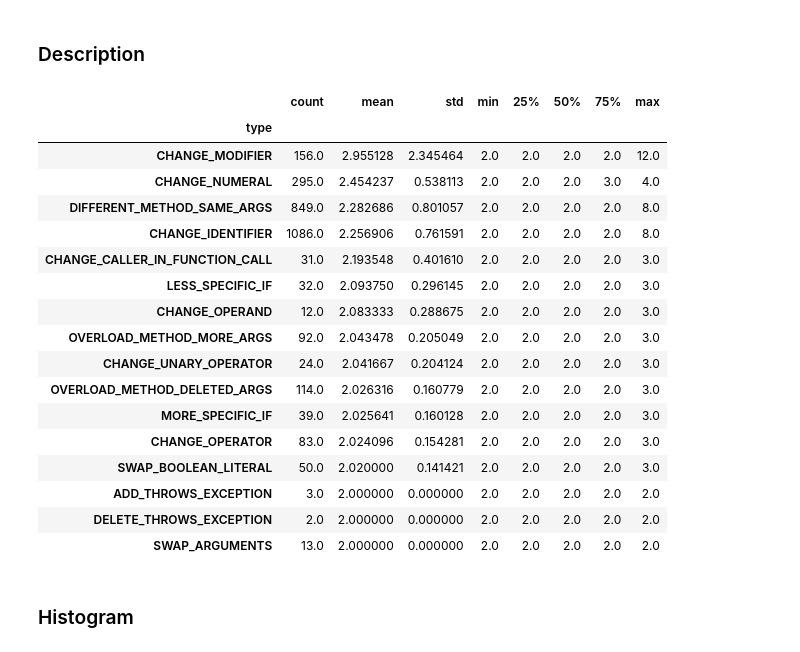
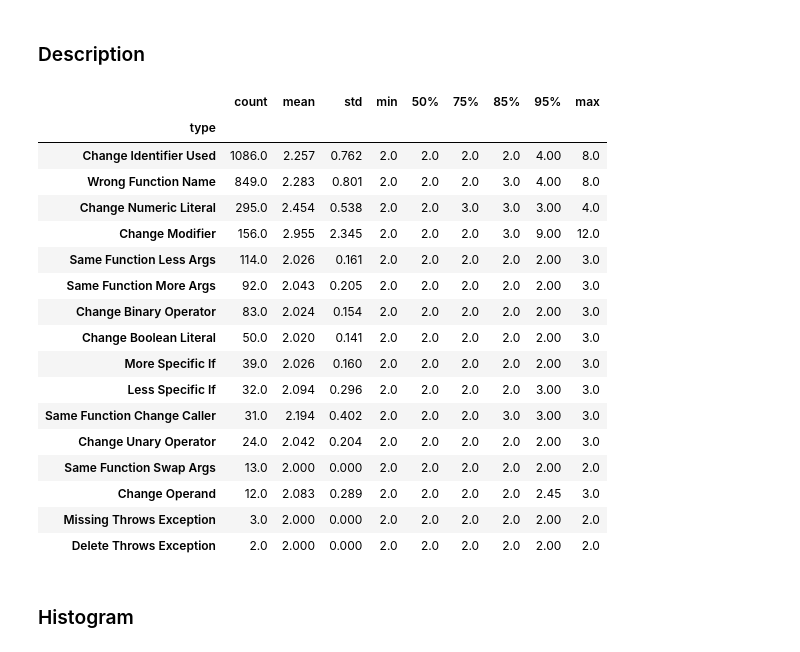
Before and after one commit to parvezmrobin/msr-2021, a Jupyter notebook: notebooks/stat-analysis.ipynb, the cells around one changed output. Cells and saved outputs as stored; diff of their text form; code cells hidden in the pictures.

```diff
--- a/notebooks/stat-analysis.ipynb
+++ b/notebooks/stat-analysis.ipynb
@@ -5,5 +6,7 @@ import numpy as np
 import pandas as pd
 import sqlite3
+# %%
+pd.set_option('precision', 3)
 # %%
 cursor = sqlite3.connect('../database/sstubs.db').cursor()
 data = list(cursor.execute('SELECT * FROM sstubs_large'))
@@ -29,6 +32,30 @@ sstubs_df = sstubs_df.merge(
     left_on='child',
     right_on='commit'
 )
+# %%
+bugTypeMap = {
+    'CHANGE_MODIFIER': 'Change Modifier',
+    'CHANGE_NUMERAL': 'Change Numeric Literal',
+    'DIFFERENT_METHOD_SAME_ARGS': 'Wrong Function Name',
+    'CHANGE_IDENTIFIER': 'Change Identifier Used',
+
+    'CHANGE_CALLER_IN_FUNCTION_CALL': 'Same Function Change Caller',
+    'LESS_SPECIFIC_IF': 'Less Specific If',
+    'MORE_SPECIFIC_IF': 'More Specific If',
+    'CHANGE_OPERAND': 'Change Operand',
+
+    'SWAP_ARGUMENTS': 'Same Function Swap Args',
+    'OVERLOAD_METHOD_MORE_ARGS': 'Same Function More Args',
+    'OVERLOAD_METHOD_DELETED_ARGS': 'Same Function Less Args',
+    'CHANGE_OPERATOR': 'Change Binary Operator',
+
+    'CHANGE_UNARY_OPERATOR': 'Change Unary Operator',
+    'SWAP_BOOLEAN_LITERAL': 'Change Boolean Literal',
+    'ADD_THROWS_EXCEPTION': 'Missing Throws Exception',
+    'DELETE_THROWS_EXCEPTION': 'Delete Throws Exception',
+}
+
+sstubs_df['type'] = sstubs_df['type'].map(bugTypeMap)
 # %%
 sstubs_df.iloc[0]
 # %% [output]
@@ -131,28 +164,29 @@ Fix Kurtosis: 36.5528411726385
 # %% [markdown]
 ### Description
 # %%
-describe_df = fix_df.groupby(by='type').distance.describe()\
-    .sort_values('mean', ascending=False)
+describe_df = fix_df.groupby(by='type').distance\
+    .describe(percentiles=[.75, .85, .95])\
+    .sort_values('count', ascending=False)
 describe_df
 # %% [output]
-|  | count | mean | std | min | 25% | 50% | 75% | max |
-| type |  |  |  |  |  |  |  |  |
-| CHANGE_MODIFIER | 156.0 | 2.955128 | 2.345464 | 2.0 | 2.0 | 2.0 | 2.0 | 12.0 |
-| CHANGE_NUMERAL | 295.0 | 2.454237 | 0.538113 | 2.0 | 2.0 | 2.0 | 3.0 | 4.0 |
-| DIFFERENT_METHOD_SAME_ARGS | 849.0 | 2.282686 | 0.801057 | 2.0 | 2.0 | 2.0 | 2.0 | 8.0 |
-| CHANGE_IDENTIFIER | 1086.0 | 2.256906 | 0.761591 | 2.0 | 2.0 | 2.0 | 2.0 | 8.0 |
-| CHANGE_CALLER_IN_FUNCTION_CALL | 31.0 | 2.193548 | 0.401610 | 2.0 | 2.0 | 2.0 | 2.0 | 3.0 |
-| LESS_SPECIFIC_IF | 32.0 | 2.093750 | 0.296145 | 2.0 | 2.0 | 2.0 | 2.0 | 3.0 |
-| CHANGE_OPERAND | 12.0 | 2.083333 | 0.288675 | 2.0 | 2.0 | 2.0 | 2.0 | 3.0 |
-| OVERLOAD_METHOD_MORE_ARGS | 92.0 | 2.043478 | 0.205049 | 2.0 | 2.0 | 2.0 | 2.0 | 3.0 |
-| CHANGE_UNARY_OPERATOR | 24.0 | 2.041667 | 0.204124 | 2.0 | 2.0 | 2.0 | 2.0 | 3.0 |
-| OVERLOAD_METHOD_DELETED_ARGS | 114.0 | 2.026316 | 0.160779 | 2.0 | 2.0 | 2.0 | 2.0 | 3.0 |
-| MORE_SPECIFIC_IF | 39.0 | 2.025641 | 0.160128 | 2.0 | 2.0 | 2.0 | 2.0 | 3.0 |
-| CHANGE_OPERATOR | 83.0 | 2.024096 | 0.154281 | 2.0 | 2.0 | 2.0 | 2.0 | 3.0 |
-| SWAP_BOOLEAN_LITERAL | 50.0 | 2.020000 | 0.141421 | 2.0 | 2.0 | 2.0 | 2.0 | 3.0 |
-| ADD_THROWS_EXCEPTION | 3.0 | 2.000000 | 0.000000 | 2.0 | 2.0 | 2.0 | 2.0 | 2.0 |
-| DELETE_THROWS_EXCEPTION | 2.0 | 2.000000 | 0.000000 | 2.0 | 2.0 | 2.0 | 2.0 | 2.0 |
-| SWAP_ARGUMENTS | 13.0 | 2.000000 | 0.000000 | 2.0 | 2.0 | 2.0 | 2.0 | 2.0 |
+|  | count | mean | std | min | 50% | 75% | 85% | 95% | max |
+| type |  |  |  |  |  |  |  |  |  |
+| Change Identifier Used | 1086.0 | 2.257 | 0.762 | 2.0 | 2.0 | 2.0 | 2.0 | 4.00 | 8.0 |
+| Wrong Function Name | 849.0 | 2.283 | 0.801 | 2.0 | 2.0 | 2.0 | 3.0 | 4.00 | 8.0 |
+| Change Numeric Literal | 295.0 | 2.454 | 0.538 | 2.0 | 2.0 | 3.0 | 3.0 | 3.00 | 4.0 |
+| Change Modifier | 156.0 | 2.955 | 2.345 | 2.0 | 2.0 | 2.0 | 3.0 | 9.00 | 12.0 |
+| Same Function Less Args | 114.0 | 2.026 | 0.161 | 2.0 | 2.0 | 2.0 | 2.0 | 2.00 | 3.0 |
+| Same Function More Args | 92.0 | 2.043 | 0.205 | 2.0 | 2.0 | 2.0 | 2.0 | 2.00 | 3.0 |
+| Change Binary Operator | 83.0 | 2.024 | 0.154 | 2.0 | 2.0 | 2.0 | 2.0 | 2.00 | 3.0 |
+| Change Boolean Literal | 50.0 | 2.020 | 0.141 | 2.0 | 2.0 | 2.0 | 2.0 | 2.00 | 3.0 |
+| More Specific If | 39.0 | 2.026 | 0.160 | 2.0 | 2.0 | 2.0 | 2.0 | 2.00 | 3.0 |
+| Less Specific If | 32.0 | 2.094 | 0.296 | 2.0 | 2.0 | 2.0 | 2.0 | 3.00 | 3.0 |
+| Same Function Change Caller | 31.0 | 2.194 | 0.402 | 2.0 | 2.0 | 2.0 | 3.0 | 3.00 | 3.0 |
+| Change Unary Operator | 24.0 | 2.042 | 0.204 | 2.0 | 2.0 | 2.0 | 2.0 | 2.00 | 3.0 |
+| Same Function Swap Args | 13.0 | 2.000 | 0.000 | 2.0 | 2.0 | 2.0 | 2.0 | 2.00 | 2.0 |
+| Change Operand | 12.0 | 2.083 | 0.289 | 2.0 | 2.0 | 2.0 | 2.0 | 2.45 | 3.0 |
+| Missing Throws Exception | 3.0 | 2.000 | 0.000 | 2.0 | 2.0 | 2.0 | 2.0 | 2.00 | 2.0 |
+| Delete Throws Exception | 2.0 | 2.000 | 0.000 | 2.0 | 2.0 | 2.0 | 2.0 | 2.00 | 2.0 |
 # %% [markdown]
 ### Histogram
 # %%
```
Also changed, not shown: parts of 17 cells of this notebook.
